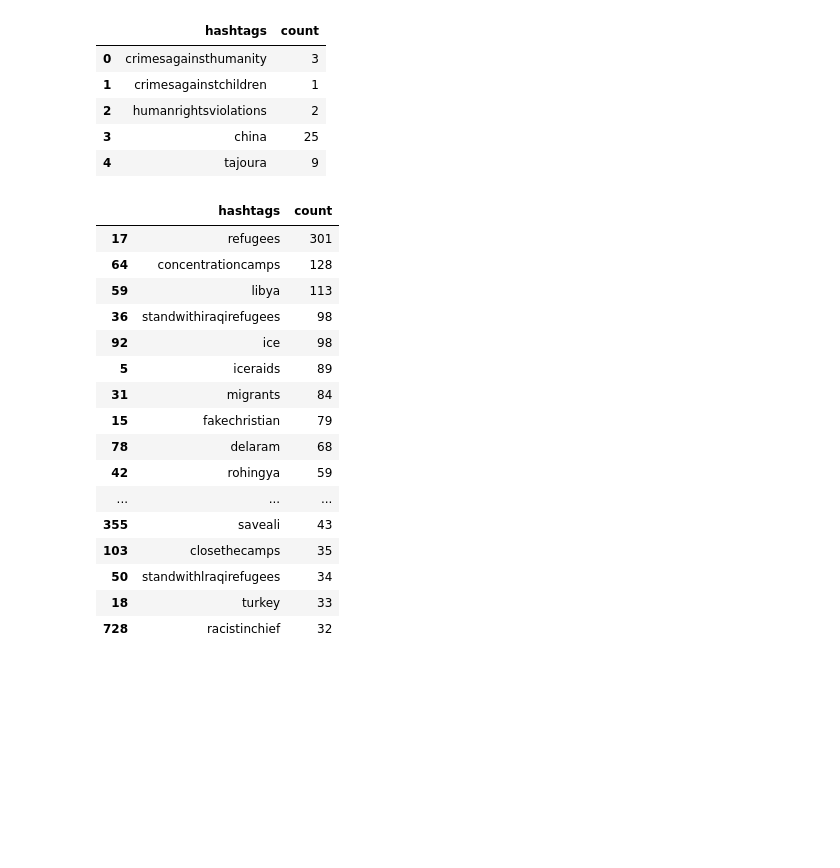
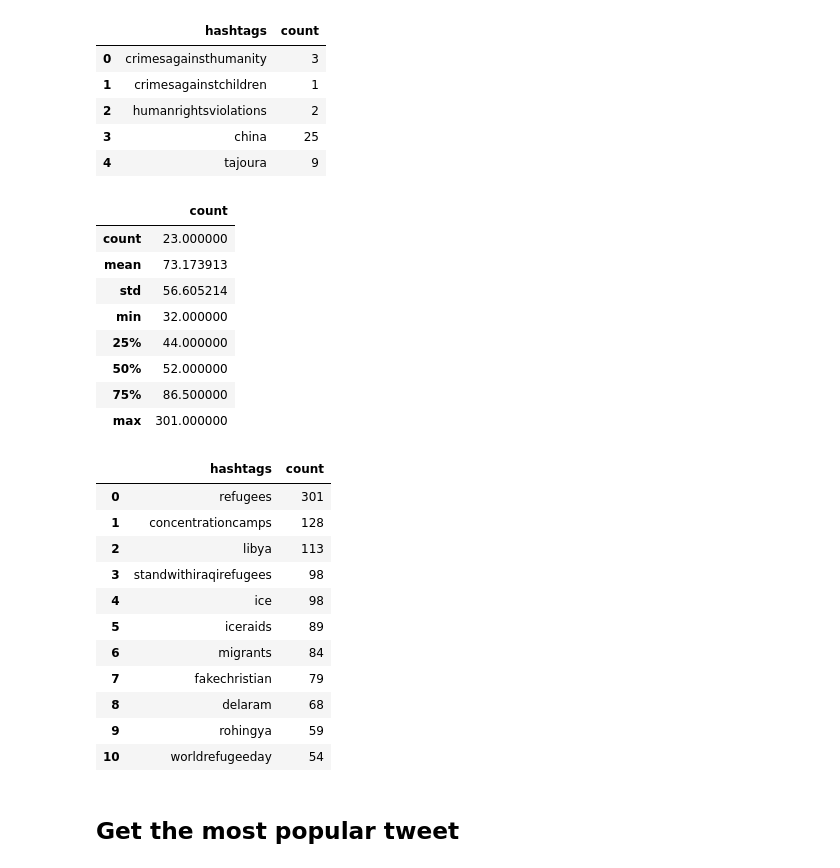
Before and after one commit to albertoabreu91/Project-Week-3-Data-Thieves, a Jupyter notebook: your-project/Alberto_exp/Twitter_API.ipynb, the cells around one changed output. Cells and saved outputs as stored; diff of their text form; code cells hidden in the pictures; blank space fills up the shorter version.

Commit message:
most popular twit

```diff
--- a/your-project/Alberto_exp/Twitter_API.ipynb
+++ b/your-project/Alberto_exp/Twitter_API.ipynb
@@ -474,25 +429,34 @@ df_hashtags.head()
 | 4 | tajoura | 9 |
 # %%
 df_hashtags = df_hashtags.sort_values(['count'], ascending=False)
+# %%
+df_hashtags.describe()
+# %% [output]
+|  | count |
+| count | 23.000000 |
+| mean | 73.173913 |
+| std | 56.605214 |
+| min | 32.000000 |
+| 25% | 44.000000 |
+| 50% | 52.000000 |
+| 75% | 86.500000 |
+| max | 301.000000 |
 # %%
-df_hashtags = df_hashtags[df_hashtags['count'] > 30]
+df_hashtags = df_hashtags[df_hashtags['count'] > 52]
-# %%
-df_hashtags
-# %% [output]
-|  | hashtags | count |
-| 17 | refugees | 301 |
-| 64 | concentrationcamps | 128 |
-| 59 | libya | 113 |
-| 36 | standwithiraqirefugees | 98 |
-| 92 | ice | 98 |
-| 5 | iceraids | 89 |
-| 31 | migrants | 84 |
-| 15 | fakechristian | 79 |
-| 78 | delaram | 68 |
-| 42 | rohingya | 59 |
-| ... | ... | ... |
-| 355 | saveali | 43 |
-| 103 | closethecamps | 35 |
-| 50 | standwithlraqirefugees | 34 |
-| 18 | turkey | 33 |
-| 728 | racistinchief | 32 |
+# %%
+df_hashtags.reset_index(drop=True)
+# %% [output]
+|  | hashtags | count |
+| 0 | refugees | 301 |
+| 1 | concentrationcamps | 128 |
+| 2 | libya | 113 |
+| 3 | standwithiraqirefugees | 98 |
+| 4 | ice | 98 |
+| 5 | iceraids | 89 |
+| 6 | migrants | 84 |
+| 7 | fakechristian | 79 |
+| 8 | delaram | 68 |
+| 9 | rohingya | 59 |
+| 10 | worldrefugeeday | 54 |
+# %% [markdown]
+## Get the most popular tweet
```
Also changed, not shown: parts of 12 cells of this notebook.
